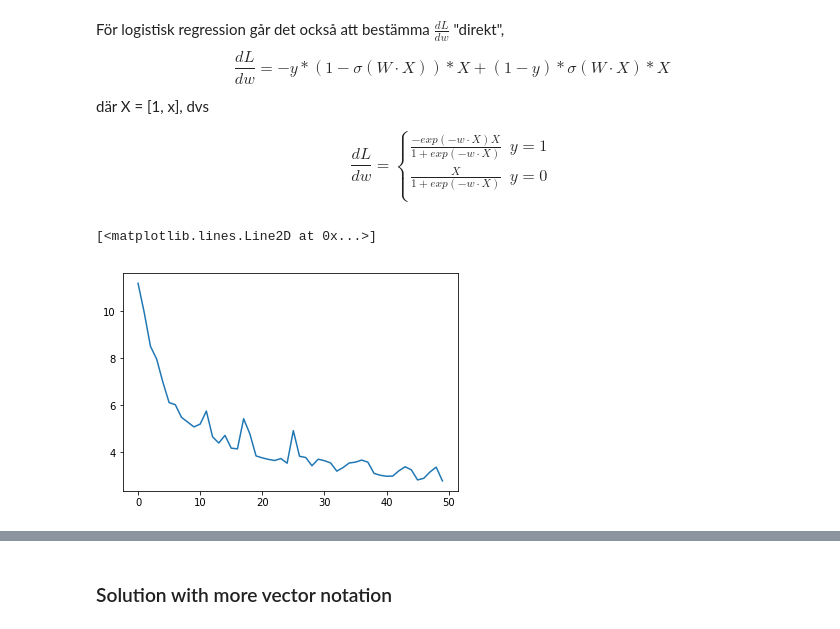
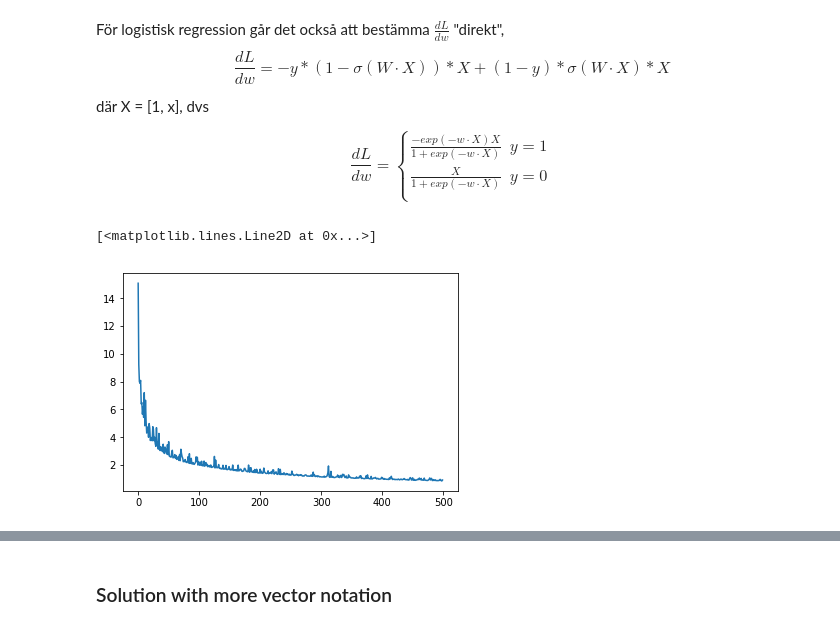
Before and after one commit to AdamLindhe/KEX_VT20, a Jupyter notebook: lena/Logistic_Regression_lena.ipynb, the cells around one changed output, grey strips where cells are left out. Cells and saved outputs as stored; diff of their text form; code cells hidden in the pictures.

```diff
--- a/lena/Logistic_Regression_lena.ipynb
+++ b/lena/Logistic_Regression_lena.ipynb
@@ -102,37 +105,37 @@ $$ \frac{dL}{dw} = \begin{cases}
 $$
 # %%
 w = np.zeros((3, ))
-epochs = 50
+epochs = 500
 L_list = np.zeros((epochs,))  # save loss development
 alfa = 1                      # learning rate
 
 # stochastic gradient descent
 for i in range(epochs):
     for j in range(N):
         # choose one data point
         ind = np.random.choice(N)
         x_ind = x[ind, :]
         y_ind = y[ind]
 
         f = sigmoid(x_ind, w)
         dL_dw = loss_gradient(y_ind, f, x_ind, w)
 
         w = w - alfa*dL_dw
 
     # every N iterations: check loss function value
     L_tot = 0
 
     # add upp values for all x_i
     for j in range(N):
         x_ind = x[j, :]
         y_ind = y[j]
 
         f = sigmoid(x_ind, w)
         L_tot += loss(y_ind, f)
 
     L_list[i] = L_tot
 
 plt.plot(L_list)
 # %% [output]
 [<matplotlib.lines.Line2D at 0x...>]
-[figure, old version]
+[figure, new version]
```
Also changed, not shown: parts of 9 cells of this notebook, 1 other file.
